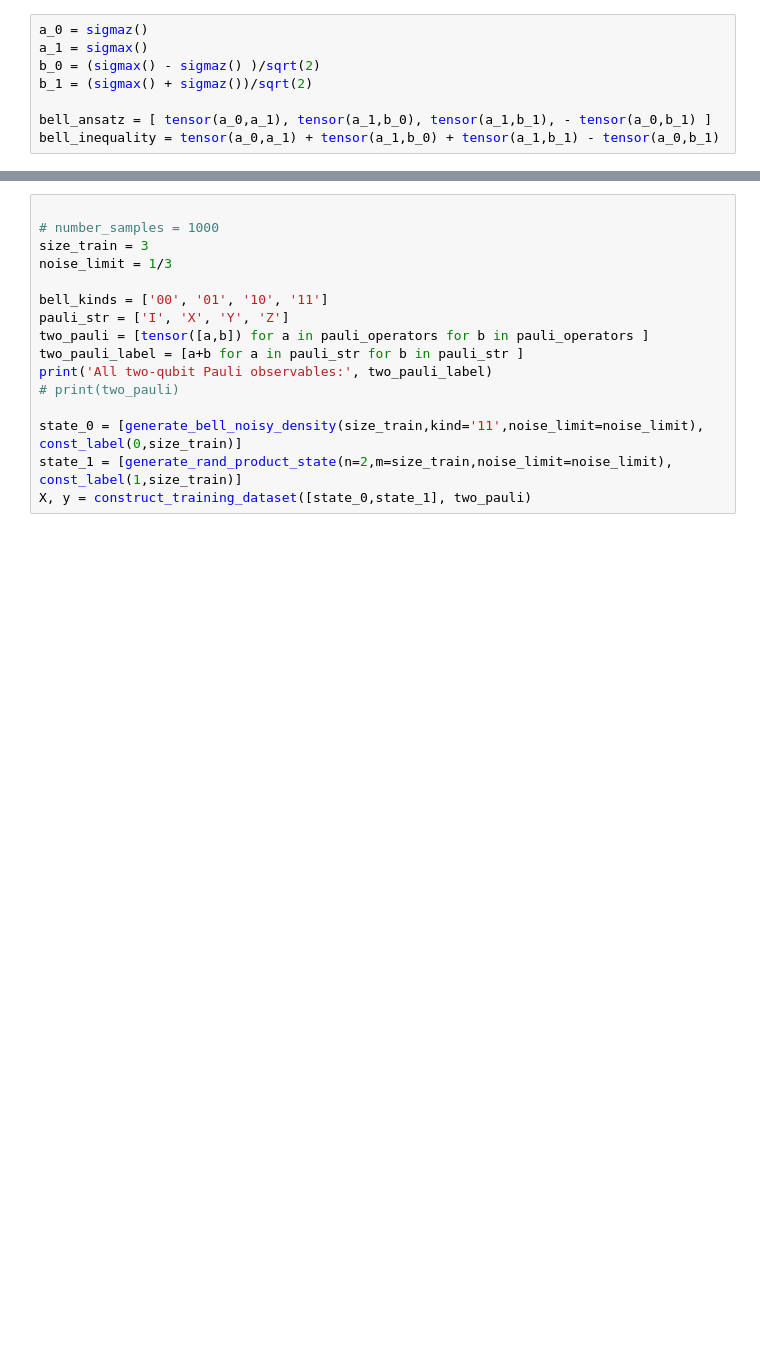
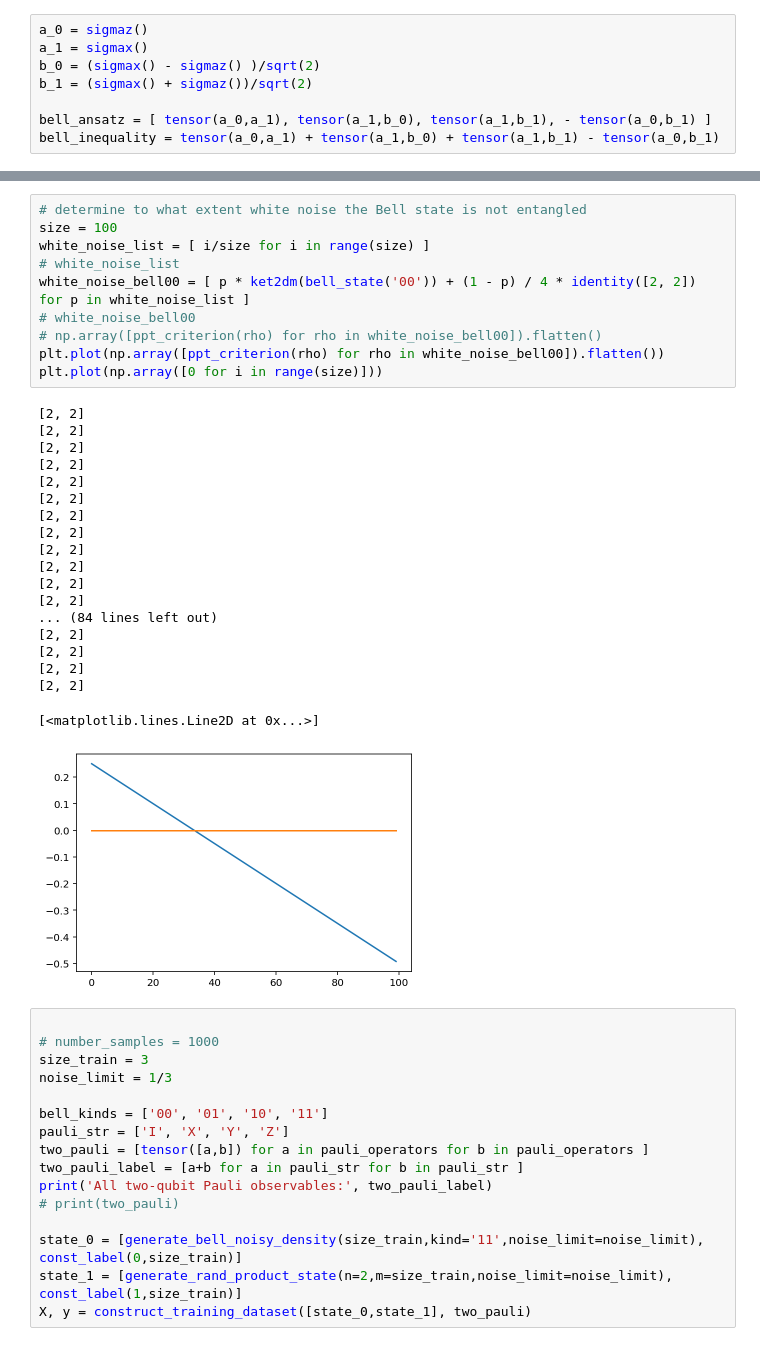
Before and after one commit to Jue-Xu/Entanglement-Witness, a Jupyter notebook: Code/Entangle.ipynb, the cells around one changed output, grey strips where cells are left out. Drawn from its saved outputs; the diff is of its cells as text; blank space fills up the shorter version.

```diff
--- a/Code/Entangle.ipynb
+++ b/Code/Entangle.ipynb
@@ -130,3 +165,33 @@ bell_inequality = tensor(a_0,a_1) + tensor(a_1,b_0) + tensor(a_1,b_1) - tensor(a
+# %%
+# determine to what extent white noise the Bell state is not entangled
+size = 100
+white_noise_list = [ i/size for i in range(size) ]
+# white_noise_list
+white_noise_bell00 = [ p * ket2dm(bell_state('00')) + (1 - p) / 4 * identity([2, 2])  for p in white_noise_list ]
+# white_noise_bell00
+# np.array([ppt_criterion(rho) for rho in white_noise_bell00]).flatten()
+plt.plot(np.array([ppt_criterion(rho) for rho in white_noise_bell00]).flatten())
+plt.plot(np.array([0 for i in range(size)]))
+# %% [output]
+[2, 2]
+[2, 2]
+[2, 2]
+[2, 2]
+[2, 2]
+[2, 2]
+[2, 2]
+[2, 2]
+[2, 2]
+[2, 2]
+[2, 2]
+[2, 2]
+... (84 lines left out)
+[2, 2]
+[2, 2]
+[2, 2]
+[2, 2]
+[<matplotlib.lines.Line2D at 0x...>]
+[figure, added]
 # %%
 
 # number_samples = 1000
```
Also changed, not shown: parts of 1 cell of this notebook, 5 other files.
